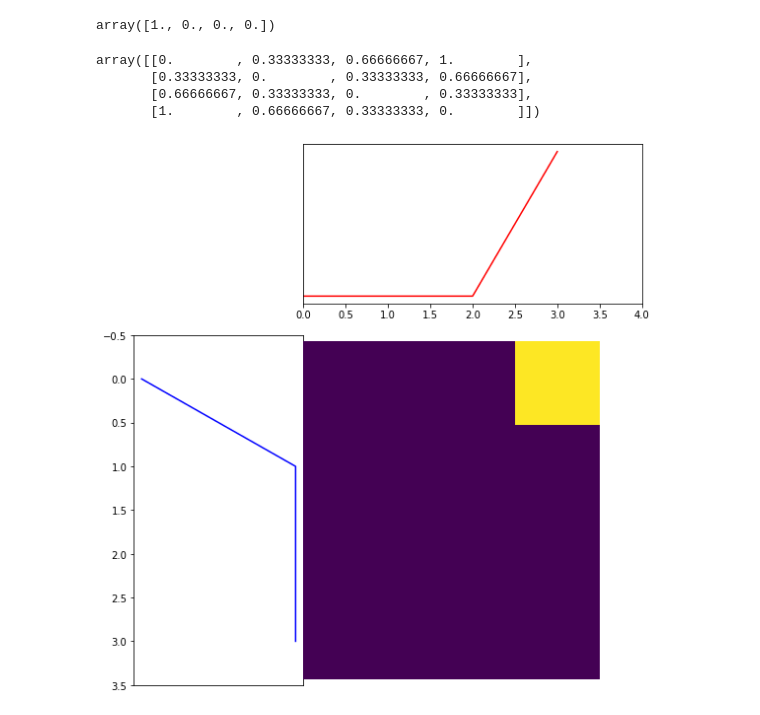
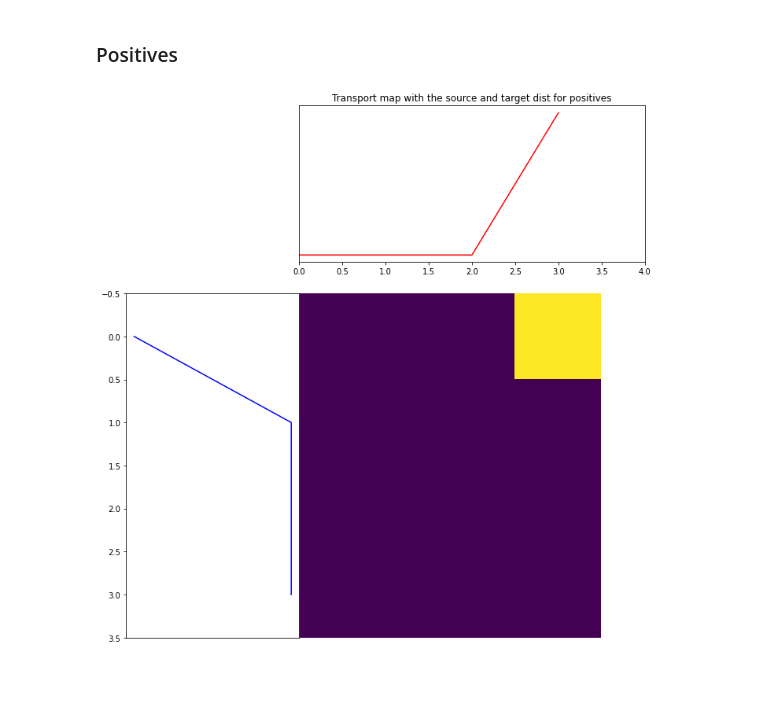
Before and after one commit to warik21/Thesis, a Jupyter notebook: Helper_notebook.ipynb, the cells around one changed output. Cells and saved outputs as stored; diff of their text form; code cells hidden in the pictures; blank space fills up the shorter version.

```diff
--- a/Helper_notebook.ipynb
+++ b/Helper_notebook.ipynb
@@ -50,48 +6,24 @@ def is_legit(plan, source, target):
 from utils.Visualizations import *
 import numpy as np
 
-#n_p = 100
-#n_q = 100
 n_p = 4
 n_q = 4
-n_max = 10000
 eps = 1.e-2
 X,Y = np.linspace(0,1,n_p), np.linspace(0,1,n_q)
 
-#p = make_1D_gauss(n_p, np.floor(1 * n_p / 4.), 2.) + make_1D_gauss(n_p, np.floor(2 * n_p / 4.), 2.) * (-0.5)
-#q = make_1D_gauss(n_q, np.floor(5 * n_q / 8.), 2.) + make_1D_gauss(n_q, np.floor(7 * n_q / 8.), 2.) * (-0.5)
-
 p = np.array([1.0,-1.0,0.0,0.0])
 q = np.array([0.0,0.0,-1.0,1.0])
-
-dx = np.ones([n_p,1])/n_p
-dy = np.ones([n_q,1])/n_q
 
 C = np.zeros([n_p,n_q],dtype=np.float64)
 
 dist_f1 = lambda a,b : abs(a-b)
 dist_f2 = lambda a,b : (a-b)**2
-# TODO: look at pdist1, pdist2
 for it1 in range(n_p):
     for it2 in range(n_q):
         C[it1,it2] = dist_f1(X[it1],Y[it2])
 
-# C = X - Y.T
-
-#Transport_plan, u, v = full_scalingAlg_pot(p, q, C, eps)
-
 ## To work with the signed measures
-p_pos = np.zeros(p.shape)
-p_neg = np.zeros(p.shape)
-q_pos = np.zeros(q.shape)
-q_neg = np.zeros(q.shape)
-
-sign_p = np.sign(p)
-sign_q = np.sign(q)
-
-p_pos[sign_p>0] = p[sign_p>0]
-p_neg[sign_p<0] = -p[sign_p<0]
-q_pos[sign_q>0] = q[sign_q>0]
-q_neg[sign_q<0] = -q[sign_q<0]
+p_pos, p_neg = split_signed_measure(p)
+q_pos, q_neg = split_signed_measure(q)
 # %%
 K_t : np.ndarray = np.exp(C / (-eps))
@@ -100,11 +29,0 @@ T_cost, logs = ot.emd(p_pos, q_pos, C, eps, log=True)
-# %%
-p_pos
-# %% [output]
-array([1., 0., 0., 0.])
-# %%
-C
-# %% [output]
-array([[0.        , 0.33333333, 0.66666667, 1.        ],
-       [0.33333333, 0.        , 0.33333333, 0.66666667],
-       [0.66666667, 0.33333333, 0.        , 0.33333333],
-       [1.        , 0.66666667, 0.33333333, 0.        ]])
@@ -114,6 +30,9 @@ v = logs['v'].flatten()
-# %%
-plt.figure(figsize=(8, 8))
-plot1D_mat(p_pos, q_pos, T_cost, '')
-plt.show()
-# %% [output]
-[figure, removed]
+# %% [markdown]
+### Positives
+# %%
+transport_plan_pos, transport_cost_pos = calc_transport_pot_emd(p_pos, q_pos, C)
+plt.figure(figsize=(10,10))
+plot1D_mat(p_pos, q_pos, T_plan_pos,'Transport map with the source and target dist for positives')
+plt.show()
+# %% [output]
+[figure, added]
```
Also changed, not shown: parts of 24 cells of this notebook, 9 other files.
